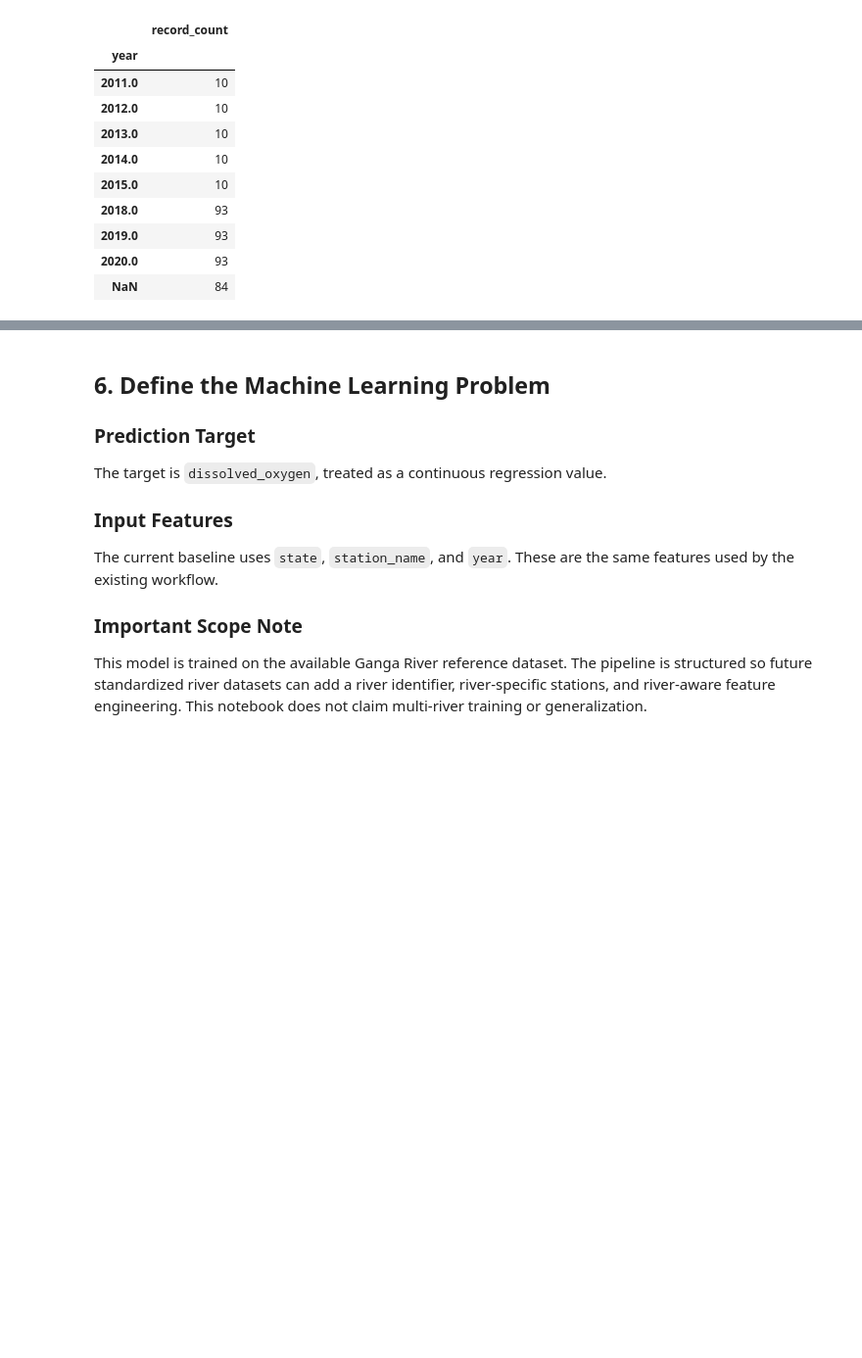
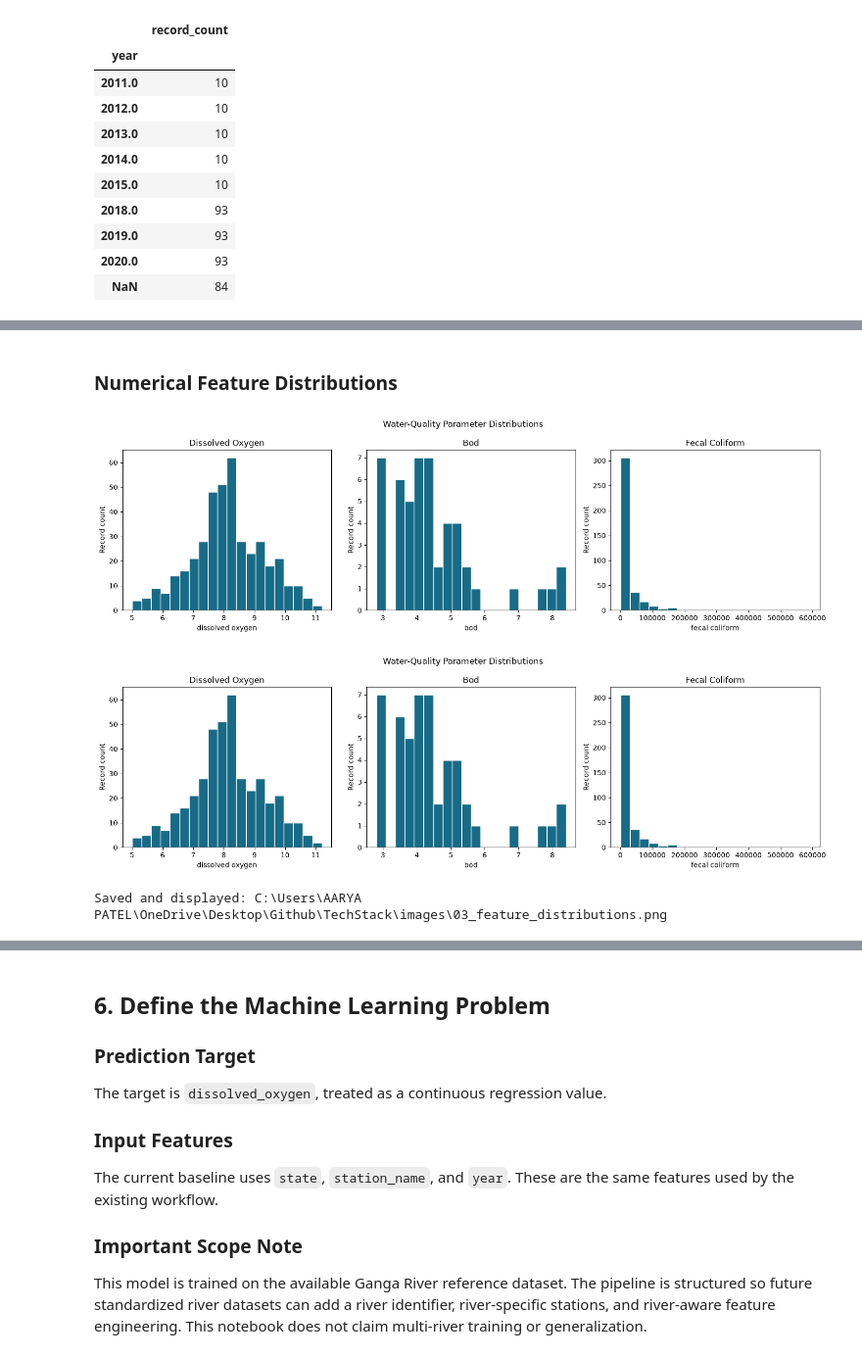
Before and after one commit to Bitttu4/TechStack, a Jupyter notebook: notebooks/01_data_preparation_and_ml.ipynb, the cells around one changed output, grey strips where cells are left out. Shown at 98% size. Saved outputs shown, nothing was run; the diff lists cells and outputs as text; code cells hidden in the pictures; blank space fills up the shorter version.

```diff
--- a/notebooks/01_data_preparation_and_ml.ipynb
+++ b/notebooks/01_data_preparation_and_ml.ipynb
@@ -211,0 +255,16 @@ display(water_quality["year"].value_counts(dropna=False).sort_index().rename("re
+# %% [markdown]
+### Numerical Feature Distributions
+# %%
+numeric_parameters = ["dissolved_oxygen", "bod", "fecal_coliform"]
+fig, axes = plt.subplots(1, 3, figsize=(15, 4.5))
+for ax, column in zip(axes, numeric_parameters):
+    ax.hist(water_quality[column].dropna(), bins=20, color="#176b87", edgecolor="white")
+    ax.set_title(column.replace("_", " ").title())
+    ax.set_xlabel(column.replace("_", " "))
+    ax.set_ylabel("Record count")
+fig.suptitle("Water-Quality Parameter Distributions")
+save_and_show(fig, "03_feature_distributions.png")
+# %% [output]
+[figure, added]
+[figure, added]
+Saved and displayed: C:\Users\AARYA PATEL\OneDrive\Desktop\Github\TechStack\images\03_feature_distributions.png
```
Also changed, not shown: parts of 40 cells of this notebook, 25 other files.
